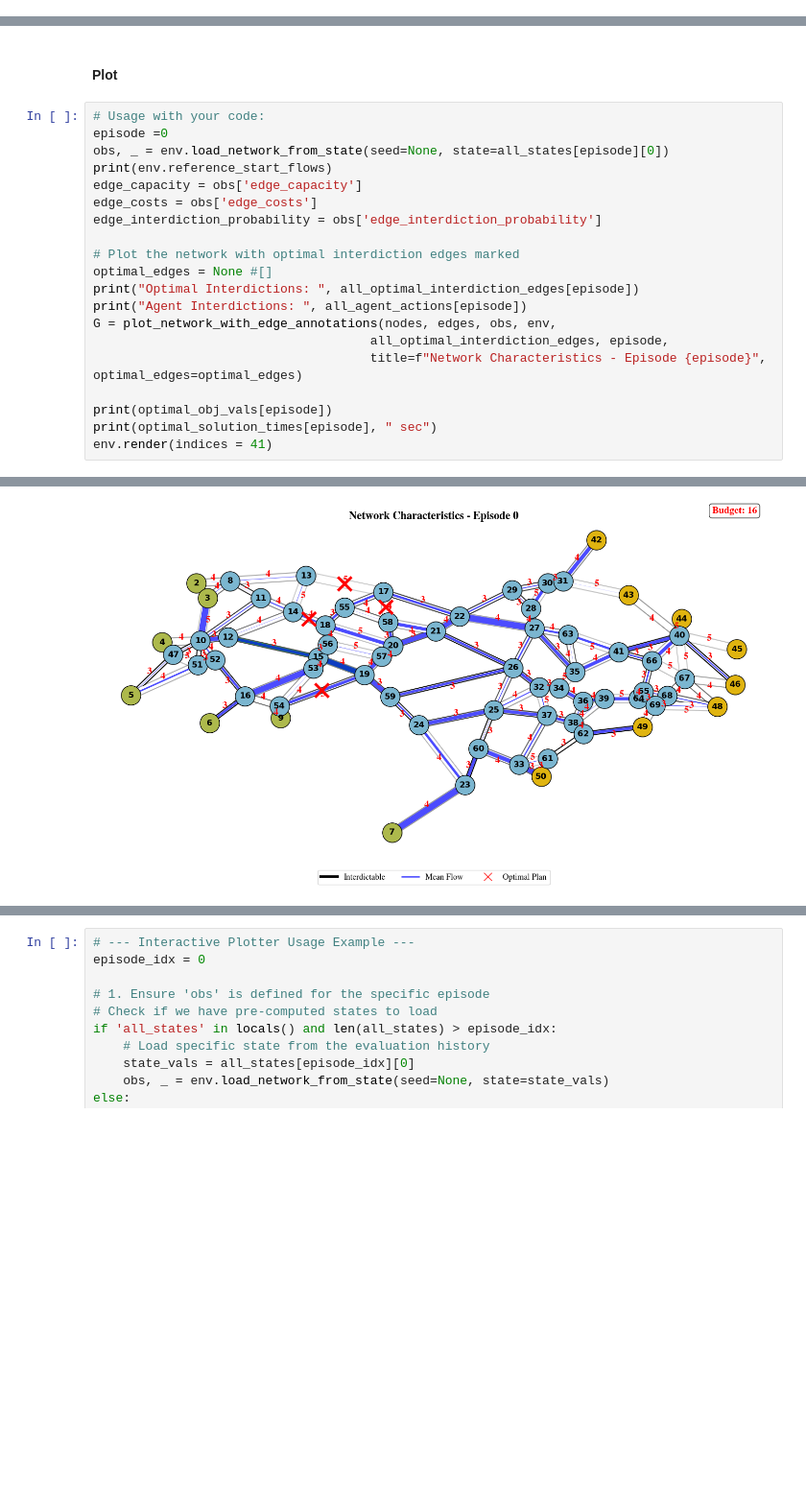
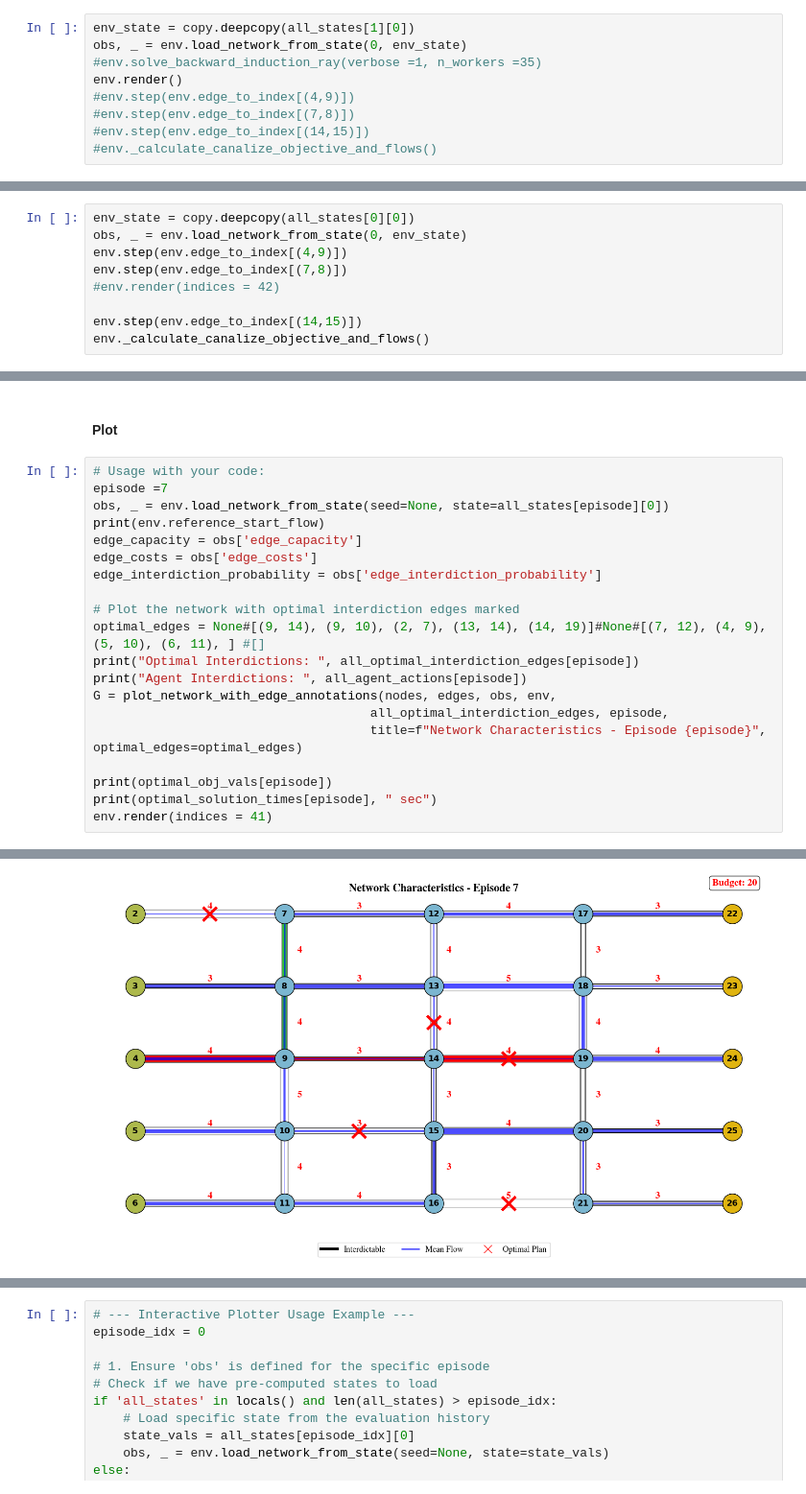
Before and after one commit to m-r-webb/RL-Threat-Adaptive-Network-Interdiction, a Jupyter notebook: Code/Method_Evaluation.ipynb, the cells around one changed output, grey strips where cells are left out. Shown at 96% size. Cells and saved outputs as stored; diff of their text form; blank space fills up the shorter version.

```diff
--- a/Code/Method_Evaluation.ipynb
+++ b/Code/Method_Evaluation.ipynb
@@ -667,0 +735,9 @@ RL Agent Actions:  [[(7, 12), (9, 14), (16, 21)], [(2, 7), (3, 8), (4, 9)], [(19
+# %%
+env_state = copy.deepcopy(all_states[1][0])
+obs, _ = env.load_network_from_state(0, env_state)
+#env.solve_backward_induction_ray(verbose =1, n_workers =35)
+env.render()
+#env.step(env.edge_to_index[(4,9)])
+#env.step(env.edge_to_index[(7,8)])
+#env.step(env.edge_to_index[(14,15)])
+#env._calculate_canalize_objective_and_flows()
@@ -667,0 +762,9 @@ RL Agent Actions:  [[(7, 12), (9, 14), (16, 21)], [(2, 7), (3, 8), (4, 9)], [(19
+# %%
+env_state = copy.deepcopy(all_states[0][0])
+obs, _ = env.load_network_from_state(0, env_state)
+env.step(env.edge_to_index[(4,9)])
+env.step(env.edge_to_index[(7,8)])
+#env.render(indices = 42)
+
+env.step(env.edge_to_index[(14,15)])
+env._calculate_canalize_objective_and_flows()
@@ -1741,15 +1304,15 @@ def plot_network_with_edge_annotations(nodes, edges, obs, env,
 #### Plot
 # %%
 # Usage with your code:
-episode =0
+episode =7
 obs, _ = env.load_network_from_state(seed=None, state=all_states[episode][0])
-print(env.reference_start_flows)
+print(env.reference_start_flow)
 edge_capacity = obs['edge_capacity']
 edge_costs = obs['edge_costs']
 edge_interdiction_probability = obs['edge_interdiction_probability']
 
 # Plot the network with optimal interdiction edges marked
-optimal_edges = None #[]
+optimal_edges = None#[(9, 14), (9, 10), (2, 7), (13, 14), (14, 19)]#None#[(7, 12), (4, 9), (5, 10), (6, 11), ] #[]
 print("Optimal Interdictions: ", all_optimal_interdiction_edges[episode])
 print("Agent Interdictions: ", all_agent_actions[episode])
 G = plot_network_with_edge_annotations(nodes, edges, obs, env,
@@ -1767 +1330 @@ Objective:  34.78998439999957
-[figure, old version]
+[figure, new version]
```
Also changed, not shown: parts of 18 cells of this notebook.
